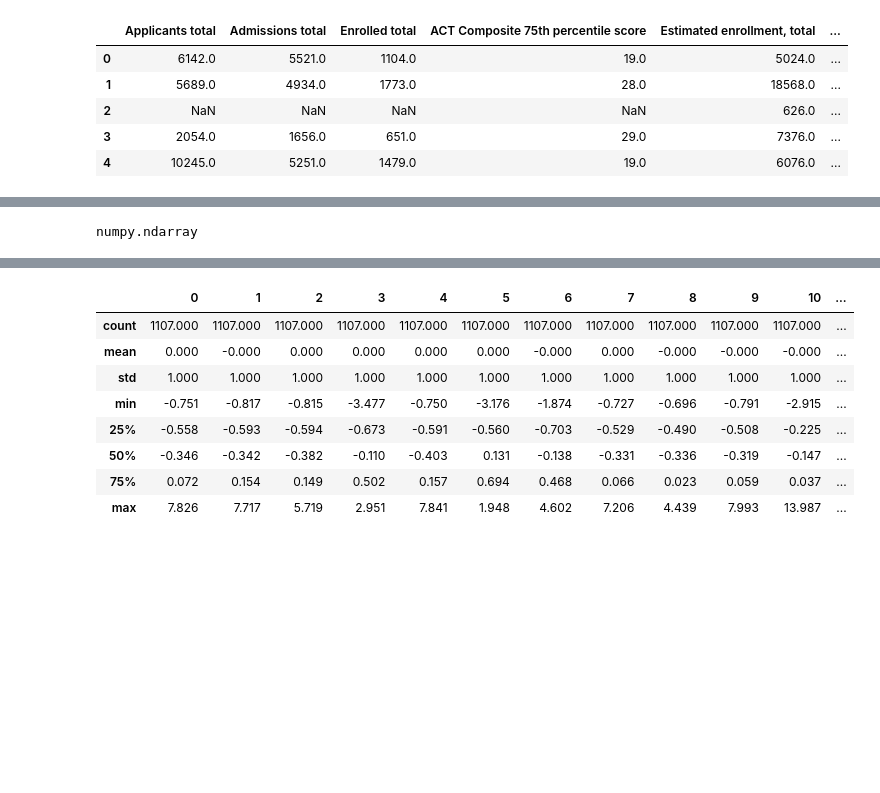
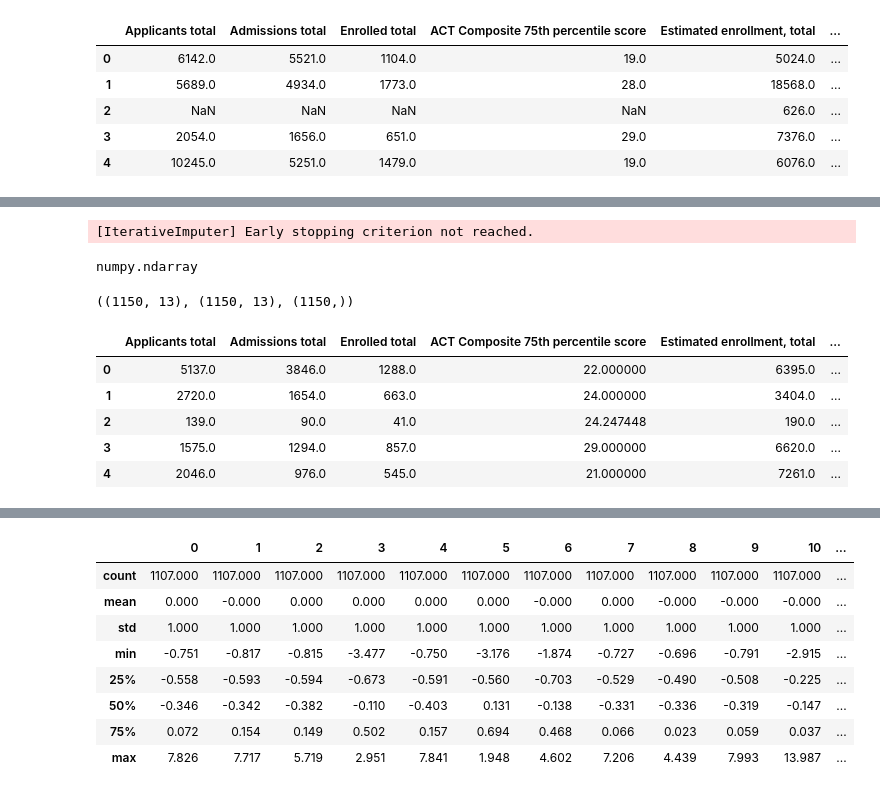
Before and after one commit to ksuaray/IRML---Regression-and-Classification, a Jupyter notebook: Regression_Baseline_Statistical_Model.ipynb, the cells around one changed output, grey strips where cells are left out. Drawn from its saved outputs; the diff is of its cells as text; code cells hidden in the pictures; blank space fills up the shorter version.

```diff
--- a/Regression_Baseline_Statistical_Model.ipynb
+++ b/Regression_Baseline_Statistical_Model.ipynb
@@ -382,7 +404,9 @@ from sklearn.experimental import enable_iterative_imputer
 from sklearn.impute import IterativeImputer
 # %%
 imp = IterativeImputer(max_iter=10, random_state=0)
-imp.fit(IP2_X)
+imp.fit(X4_train)
 IterativeImputer(random_state=0)
-IP2_Xi = imp.transform(IP2_X)
+X4i_train = imp.transform(X4_train)
+# %% [output]
+[IterativeImputer] Early stopping criterion not reached.
 # %%
@@ -393,0 +418,13 @@ IP2_Xii = pd.DataFrame(IP2_Xi,columns = IP2_X.columns)
+# %%
+X4_train.shape, X4ii_train.shape, y4_train.shape
+# %% [output]
+((1150, 13), (1150, 13), (1150,))
+# %%
+X4ii_train.head()
+# %% [output]
+|  | Applicants total | Admissions total | Enrolled total | ACT Composite 75th percentile score | Estimated enrollment, total | ... |
+| 0 | 5137.0 | 3846.0 | 1288.0 | 22.000000 | 6395.0 | ... |
+| 1 | 2720.0 | 1654.0 | 663.0 | 24.000000 | 3404.0 | ... |
+| 2 | 139.0 | 90.0 | 41.0 | 24.247448 | 190.0 | ... |
+| 3 | 1575.0 | 1294.0 | 857.0 | 29.000000 | 6620.0 | ... |
+| 4 | 2046.0 | 976.0 | 545.0 | 21.000000 | 7261.0 | ... |
```
Also changed, not shown: parts of 30 cells of this notebook.
